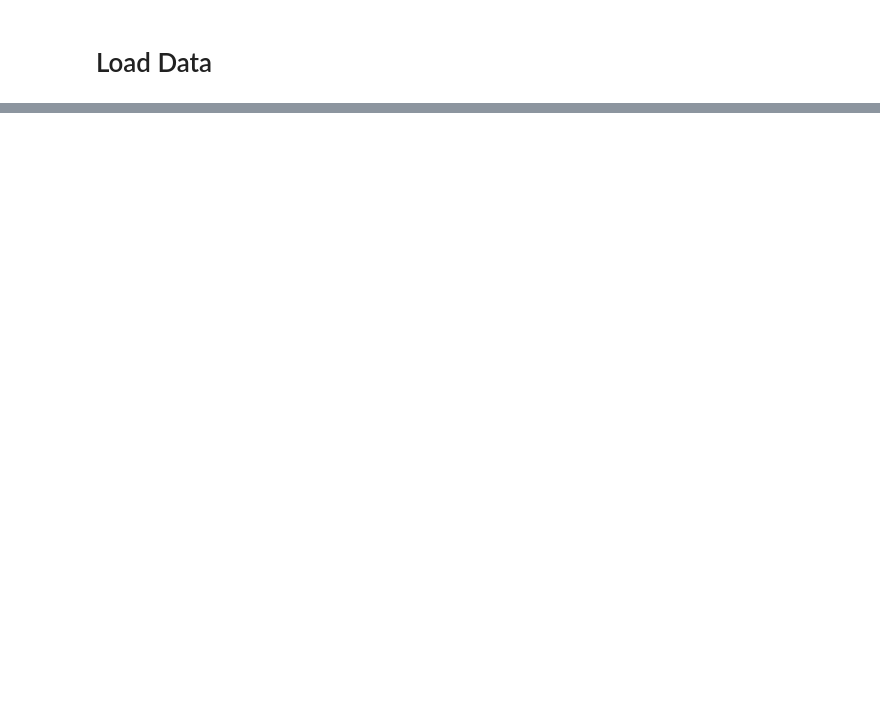
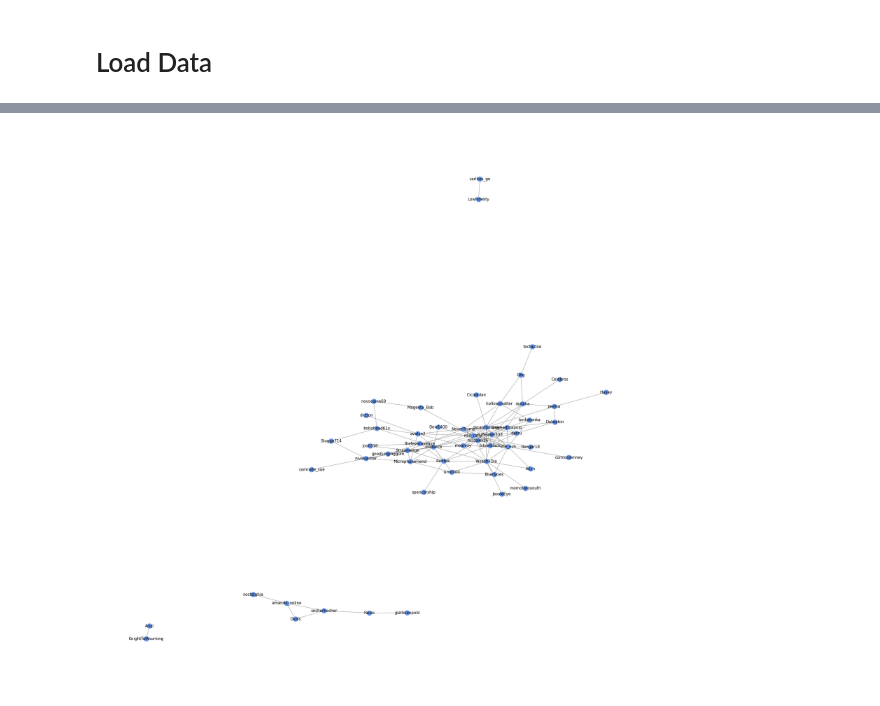
Before and after one commit to YasashiiDia/ModifiedBorda, a Jupyter notebook: Generic Borda.ipynb, the cells around one changed output, grey strips where cells are left out. Cells and saved outputs as stored; diff of their text form; code cells hidden in the pictures; blank space fills up the shorter version.

Commit message:
voter correlations

```diff
--- a/Generic Borda.ipynb
+++ b/Generic Borda.ipynb
@@ -1395,0 +1489,18 @@ GridBox(children=(IntSlider(value=100, description='Results:', layout=Layout(wid
+# %%
+import networkx as nx
+
+links = vmc.stack().reset_index()
+links.columns = ['var1', 'var2', 'value']
+
+# Keep only correlation over a threshold and remove self correlation (cor(A,A)=1)
+links_filtered=links.loc[ (links['value'] > 0.3) & (links['var1'] != links['var2']) ]
+
+# Build graph
+G=nx.from_pandas_edgelist(links_filtered, 'var1', 'var2')
+# %%
+# Plot the network:
+plt.figure(1,figsize=(30,30))
+#nx.draw_kamada_kawai(G, with_labels=True, node_color='cornflowerblue', node_size=400, edge_color='grey', linewidths=0.01, font_size=15, font_color="black")
+nx.draw(G, with_labels=True, node_color='cornflowerblue', node_size=400, edge_color='grey', linewidths=0.01, font_size=15, font_color="black")
+# %% [output]
+[figure, added]
```
Also changed, not shown: parts of 8 cells of this notebook, 2 other files.
